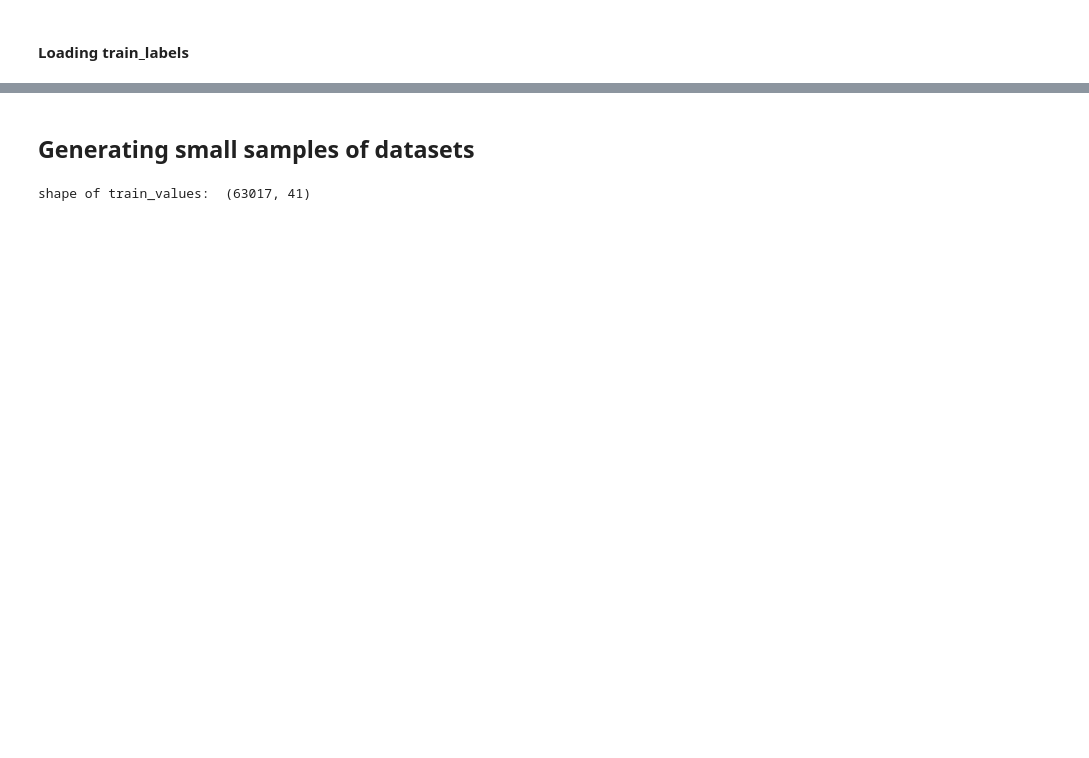
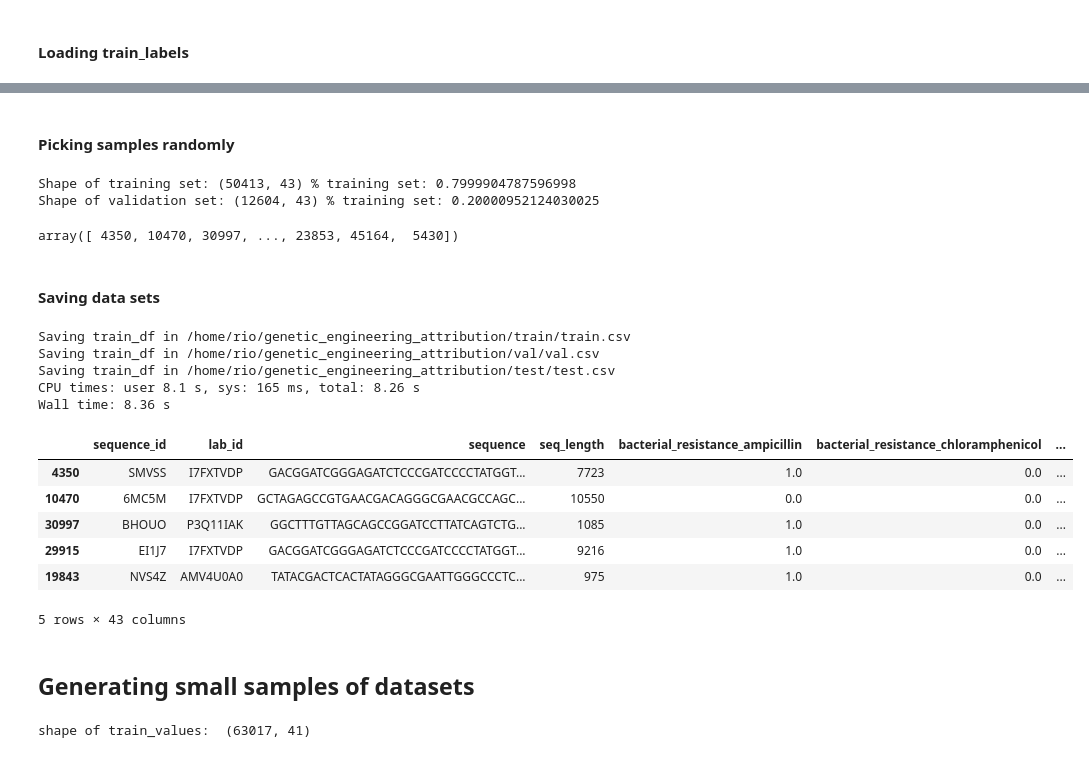
Before and after one commit to linneuholanda/genetic_attribution, a Jupyter notebook: 00_fetching_data.ipynb, the cells around one changed output, grey strips where cells are left out. Cells and saved outputs as stored; diff of their text form; code cells hidden in the pictures; blank space fills up the shorter version.

```diff
--- a/preprocessing.ipynb
+++ b/00_fetching_data.ipynb
@@ -177,3 +269,52 @@ Wall time: 5.44 s
+# %% [markdown]
+#### Picking samples randomly
+# %%
+np.random.seed(38748)
+shuffle_ix = np.random.permutation(df_train_val.index)
+train_size = 0.8
+split_point = int(len(shuffle_ix)*train_size)
+train_ix = shuffle_ix[:split_point]
+val_ix = shuffle_ix[split_point:]
+df_val = df_train_val.loc[val_ix,:]
+df_train = df_train_val.loc[train_ix,:]
+print(f"Shape of training set: {df_train.shape} % training set: {len(df_train)/len(shuffle_ix)} ")
+print(f"Shape of validation set: {df_val.shape} % training set: {len(df_val)/len(shuffle_ix)} ")
+# %% [output]
+Shape of training set: (50413, 43) % training set: 0.7999904787596998
+Shape of validation set: (12604, 43) % training set: 0.20000952124030025
+# %%
+shuffle_ix
+# %% [output]
+array([ 4350, 10470, 30997, ..., 23853, 45164,  5430])
+# %% [markdown]
+#### Saving data sets
+# %%
+%%time
+train_path = os.path.join(train_dir,"train.csv")
+val_path = os.path.join(val_dir,"val.csv")
+test_path = os.path.join(test_dir,"test.csv")
+print(f"Saving train_df in {train_path}")
+df_train.to_csv(train_path)
+print(f"Saving train_df in {val_path}")
+df_val.to_csv(val_path)
+print(f"Saving train_df in {test_path}")
+df_test.to_csv(test_path)
+# %% [output]
+Saving train_df in /home/rio/genetic_engineering_attribution/train/train.csv
+Saving train_df in /home/rio/genetic_engineering_attribution/val/val.csv
+Saving train_df in /home/rio/genetic_engineering_attribution/test/test.csv
+CPU times: user 8.1 s, sys: 165 ms, total: 8.26 s
+Wall time: 8.36 s
+# %%
+df_train.head()
+# %% [output]
+|  | sequence_id | lab_id | sequence | seq_length | bacterial_resistance_ampicillin | bacterial_resistance_chloramphenicol | ... |
+| 4350 | SMVSS | I7FXTVDP | GACGGATCGGGAGATCTCCCGATCCCCTATGGT... | 7723 | 1.0 | 0.0 | ... |
+| 10470 | 6MC5M | I7FXTVDP | GCTAGAGCCGTGAACGACAGGGCGAACGCCAGC... | 10550 | 0.0 | 0.0 | ... |
+| 30997 | BHOUO | P3Q11IAK | GGCTTTGTTAGCAGCCGGATCCTTATCAGTCTG... | 1085 | 1.0 | 0.0 | ... |
+| 29915 | EI1J7 | I7FXTVDP | GACGGATCGGGAGATCTCCCGATCCCCTATGGT... | 9216 | 1.0 | 0.0 | ... |
+| 19843 | NVS4Z | AMV4U0A0 | TATACGACTCACTATAGGGCGAATTGGGCCCTC... | 975 | 1.0 | 0.0 | ... |
+5 rows × 43 columns
 # %% [markdown]
 ## Generating small samples of datasets
 # %%
```
Also changed, not shown: parts of 17 cells of this notebook, 4 other files.
